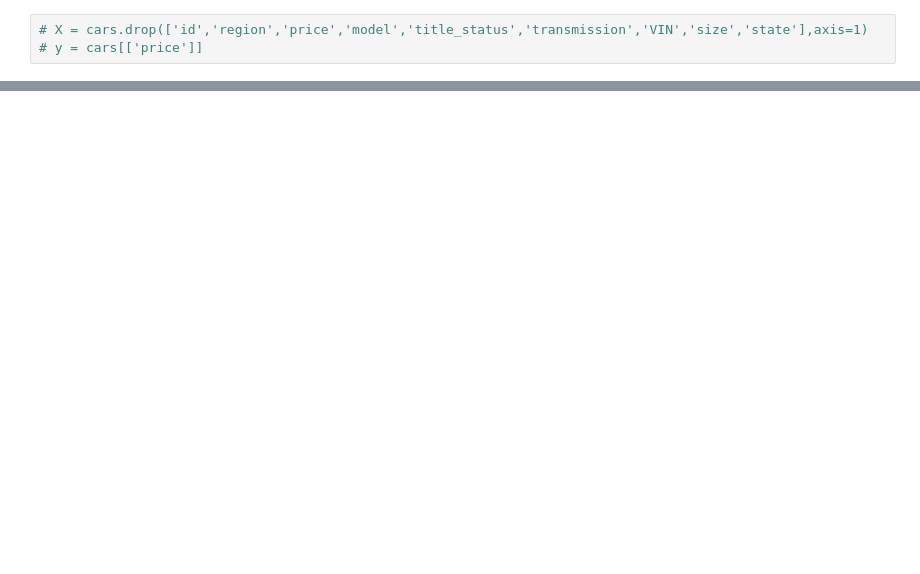
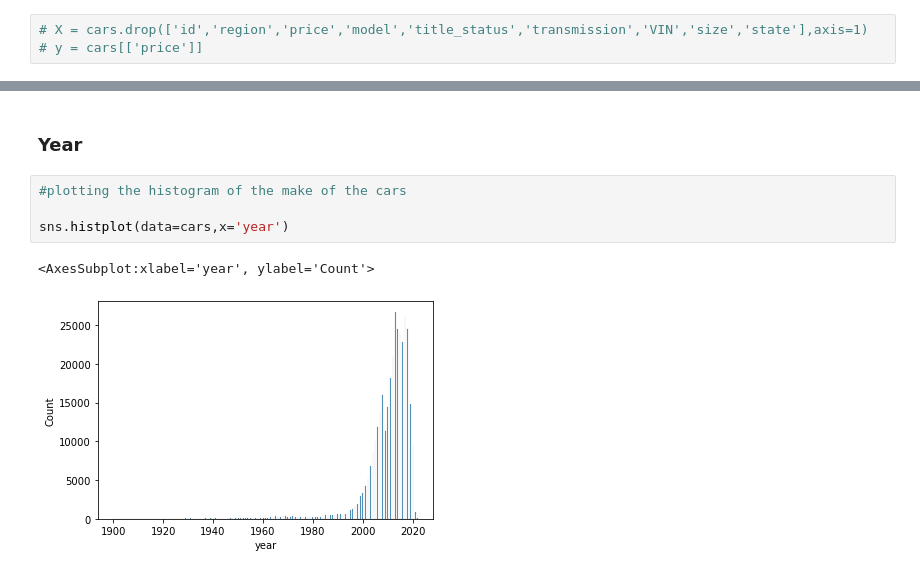
Before and after one commit to nikhilkr31/used-cars-price-prediction, a Jupyter notebook: Vehicles.ipynb, the cells around one changed output, grey strips where cells are left out. Saved outputs shown, nothing was run; the diff lists cells and outputs as text; blank space fills up the shorter version.

```diff
--- a/Vehicles.ipynb
+++ b/Vehicles.ipynb
@@ -87,0 +97,9 @@ sns.boxplot(data=cars,x='price')
+# %% [markdown]
+### Year
+# %%
+#plotting the histogram of the make of the cars
+
+sns.histplot(data=cars,x='year')
+# %% [output]
+<AxesSubplot:xlabel='year', ylabel='Count'>
+[figure, added]
```
Also changed, not shown: parts of 33 cells of this notebook.
